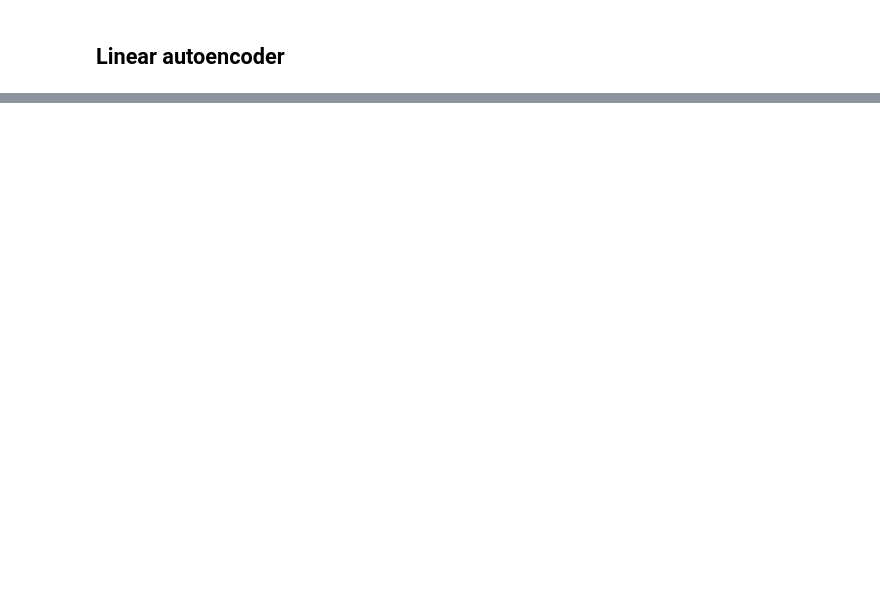
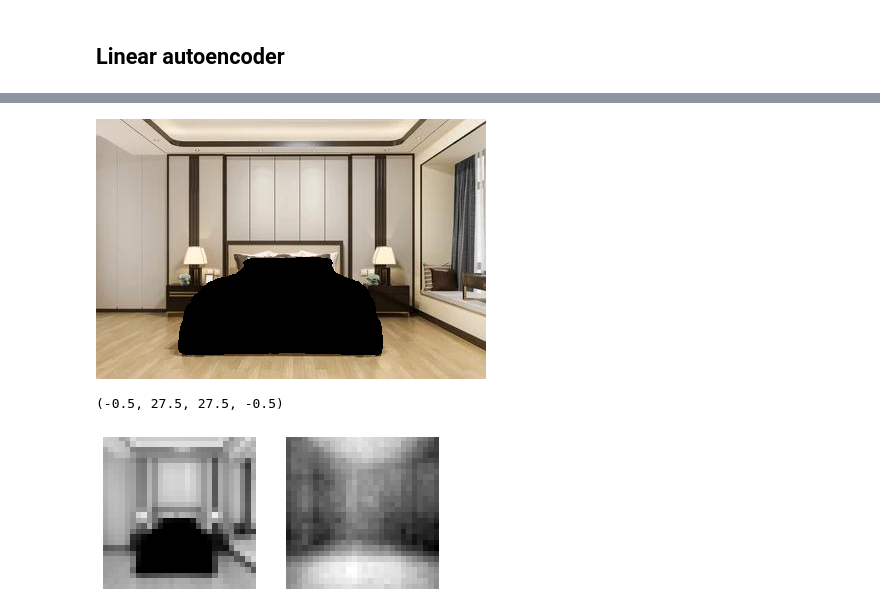
Before and after one commit to darisoy/EE596_Project, a Jupyter notebook: testing_CNNAutoEncoder.ipynb, the cells around one changed output, grey strips where cells are left out. Drawn from its saved outputs; the diff is of its cells as text; code cells hidden in the pictures; blank space fills up the shorter version.

```diff
--- a/testing_CNNAutoEncoder.ipynb
+++ b/testing_CNNAutoEncoder.ipynb
@@ -229,0 +286,44 @@ plt.imshow(pred, cmap='gray')
+# %%
+def mask_out(img, output, thres=0.7):
+    for idx, box in enumerate(output[0]['boxes'].tolist()):
+        score = output[0]['scores'][idx].tolist()
+        if score > thres:
+            mask = output[0]['masks'][idx][0].detach().cpu().numpy()
+            mask[mask > 0.2] = 1
+            visMask = (255-(mask * 255)).astype("uint8")
+            img = cv2.bitwise_and(img, img, mask=visMask)
+    cv2_imshow(img)
+    return img
+
+trf = T.Compose([T.ToTensor()])
+def detect_objects(imagename):
+    model.eval()
+    image = Image.open(glob.glob(imagename)[0])
+    input = trf(image)
+    input = torch.unsqueeze(input, 0).to(device)
+    output = model(input)
+    img = cv2.imread(imagename)
+    return mask_out(img, output)
+# %%
+i = 3
+im = detect_objects('/content/EE596_Project/data/furnished/'+str(i)+'.jpg')
+im = Image.fromarray(im).convert('LA')
+im = im.resize([28, 28])
+plt.subplot(1, 2, 1)
+plt.imshow(im,)
+plt.axis('off')
+im = np.squeeze(np.array(im)[:, :, 0])
+im = np.reshape(im, (1, 28*28))
+im = torch.tensor(im).to(device)
+
+pred = filler(im)
+pred = pred.view(1,28,28)
+pred = pred.permute(1,2,0).squeeze(2)
+pred = pred.detach().cpu().numpy()
+plt.subplot(1, 2, 2)
+plt.imshow(pred, cmap='gray')
+plt.axis('off')
+# %% [output]
+[figure, added]
+(-0.5, 27.5, 27.5, -0.5)
+[figure, added]
```
Also changed, not shown: parts of 8 cells of this notebook.
